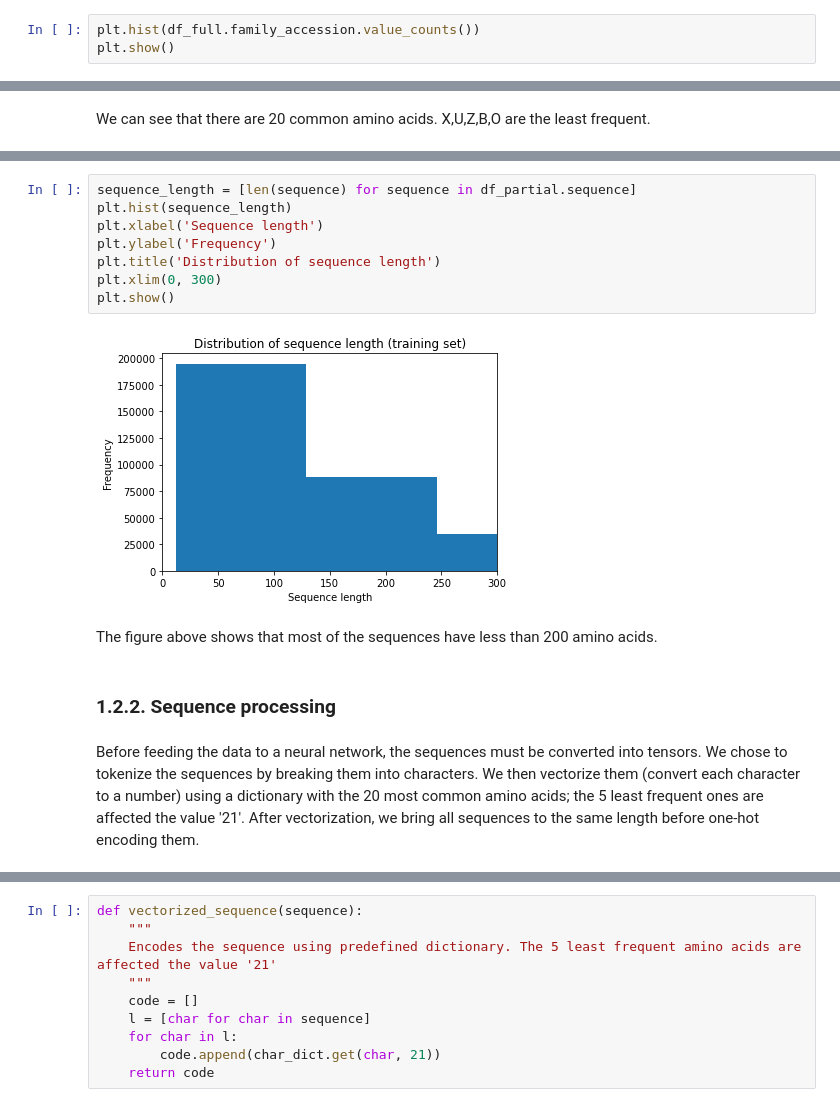
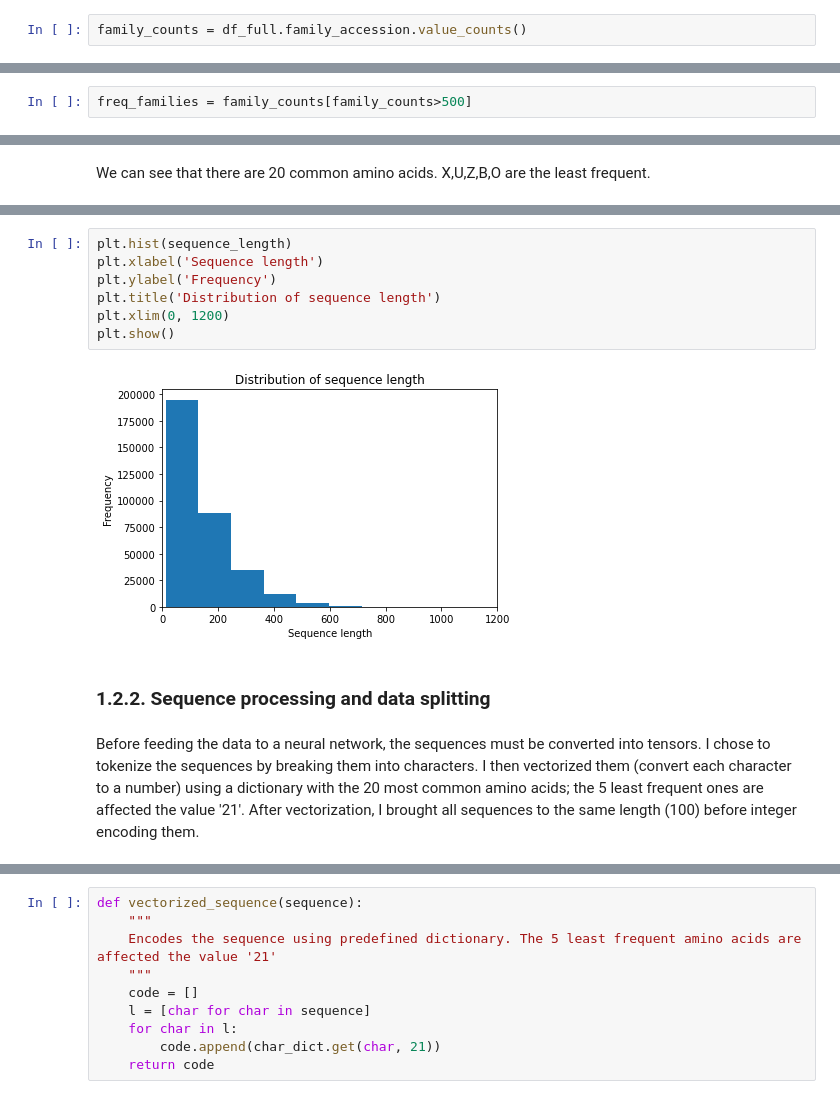
Before and after one commit to mouslyddiaw/protein-classification, a Jupyter notebook: protein-sequence-classification.ipynb, the cells around one changed output, grey strips where cells are left out. Saved outputs shown, nothing was run; the diff lists cells and outputs as text.

```diff
--- a/protein-sequence-classification.ipynb
+++ b/protein-sequence-classification.ipynb
@@ -76,5 +68,4 @@ print('Total number of unique protein families:',len(df_full.family_accession.un
 # %% [output]
 Total number of unique protein families: 17929
 # %%
-plt.hist(df_full.family_accession.value_counts())
-plt.show()
+family_counts = df_full.family_accession.value_counts()
@@ -87,2 +91,4 @@ Since the data set has over a million samples, we will first work with a sample
+# %%
+freq_families = family_counts[family_counts>500]
 # %%
 df_partial = df_full.loc[df_full['family_accession'].isin(freq_families.index.tolist())]
@@ -121,19 +132,16 @@ We can see that there are 20 common amino acids. X,U,Z,B,O are the least frequen
 # %%
-sequence_length = [len(sequence) for sequence in df_partial.sequence]
 plt.hist(sequence_length)
 plt.xlabel('Sequence length')
 plt.ylabel('Frequency')
 plt.title('Distribution of sequence length')
-plt.xlim(0, 300)
+plt.xlim(0, 1200)
 plt.show()
 # %% [output]
-[figure, old version]
+[figure, new version]
-# %% [markdown]
-The figure above shows that most of the sequences have less than 200 amino acids.
 # %% [markdown]
-### 1.2.2. Sequence processing
+### 1.2.2. Sequence processing and data splitting
 # %% [markdown]
-Before feeding the data to a neural network, the sequences must be converted into tensors. We chose to tokenize the sequences by breaking them into characters. We then vectorize them (convert each character to a number) using a dictionary with the 20 most common amino acids; the 5 least frequent ones are affected the value '21'. After vectorization, we bring all sequences to the same length before one-hot encoding them.
+Before feeding the data to a neural network, the sequences must be converted into tensors. I chose to tokenize the sequences by breaking them into characters. I then vectorized them (convert each character to a number) using a dictionary with the 20 most common amino acids; the 5 least frequent ones are affected the value '21'. After vectorization, I brought all sequences to the same length (100) before integer encoding them.
 # %%
 amino_acids = ['A', 'C', 'D', 'E', 'F', 'G', 'H', 'I', 'K', 'L','M', 'N', 'P', 'Q', 'R', 'S', 'T', 'V', 'W', 'Y']
 
```
Also changed, not shown: parts of 36 cells of this notebook, 3 other files.
